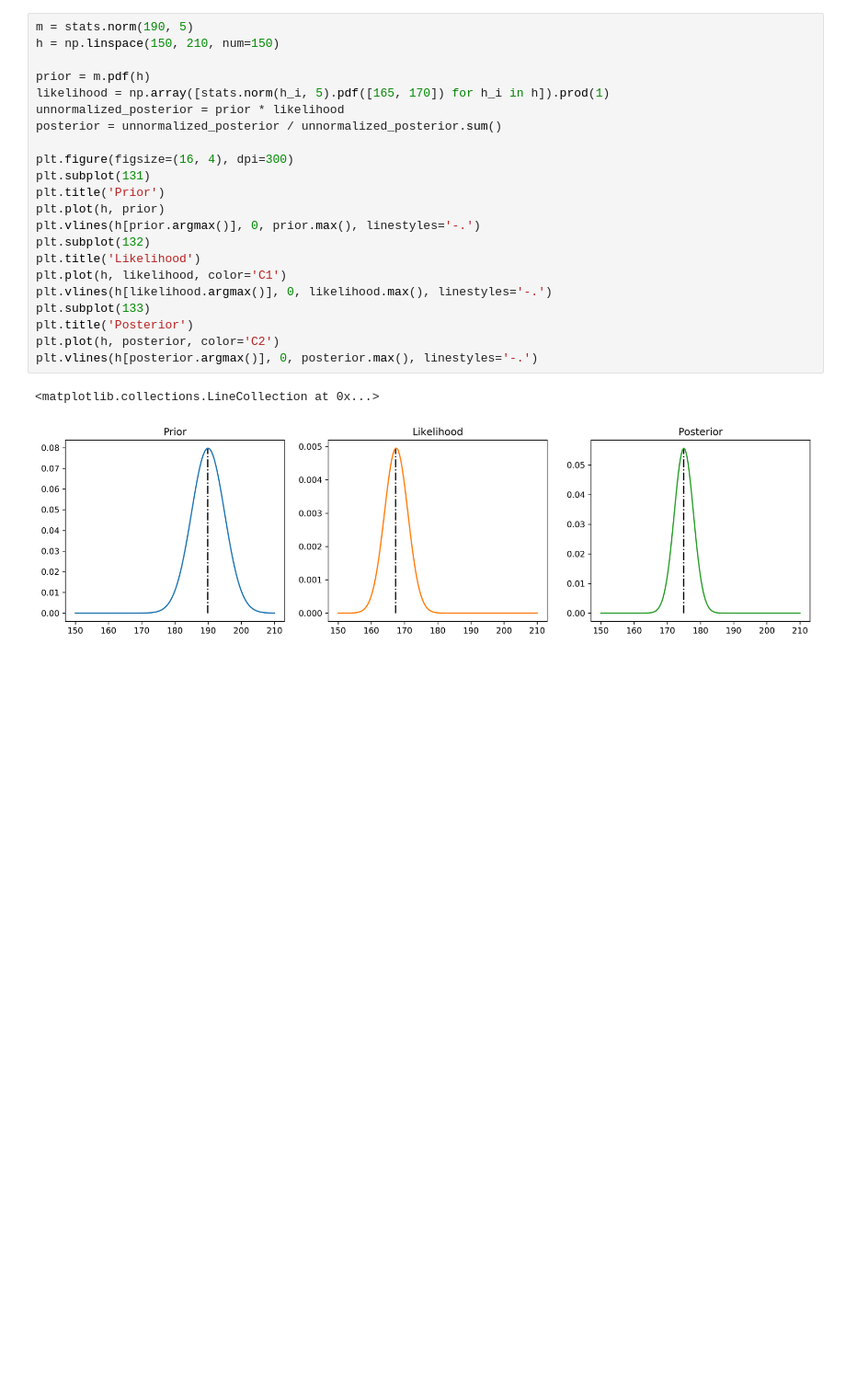
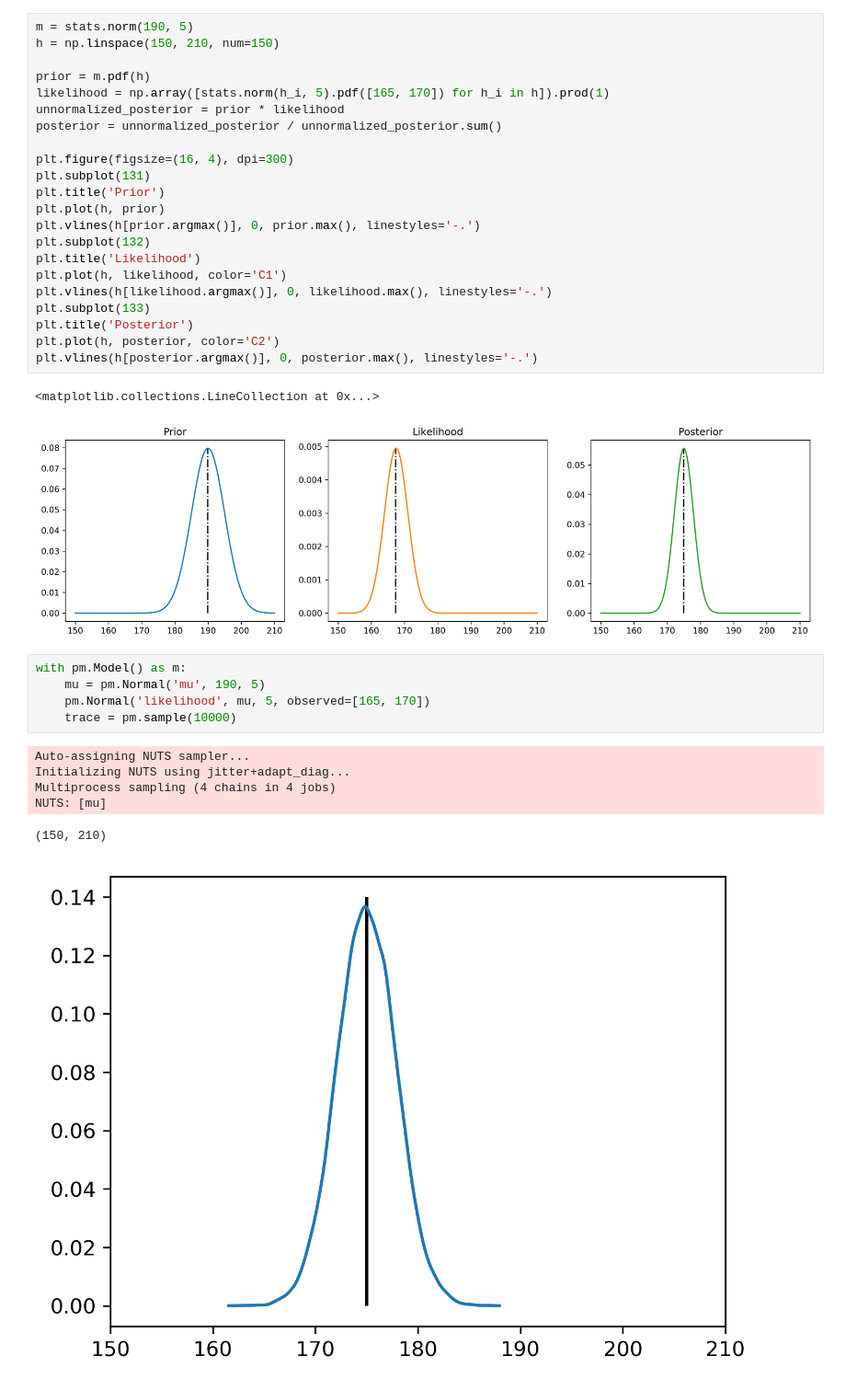
Before and after one commit to ritchie46/pydata-pymc3-prophet, a Jupyter notebook: notebooks/code-up.ipynb, the cells around one changed output. Shown at 92% size. Cells and saved outputs as stored; diff of their text form; blank space fills up the shorter version.

```diff
--- a/notebooks/code-up.ipynb
+++ b/notebooks/code-up.ipynb
@@ -320,3 +337,15 @@ plt.vlines(h[posterior.argmax()], 0, posterior.max(), linestyles='-.')
 # %% [output]
 <matplotlib.collections.LineCollection at 0x...>
 [figure]
+# %%
+with pm.Model() as m:
+    mu = pm.Normal('mu', 190, 5)
+    pm.Normal('likelihood', mu, 5, observed=[165, 170])
+    trace = pm.sample(10000)
+# %% [output]
+Auto-assigning NUTS sampler...
+Initializing NUTS using jitter+adapt_diag...
+Multiprocess sampling (4 chains in 4 jobs)
+NUTS: [mu]
+(150, 210)
+[figure, added]
```
Also changed, not shown: parts of 8 cells of this notebook, 4 other files.
